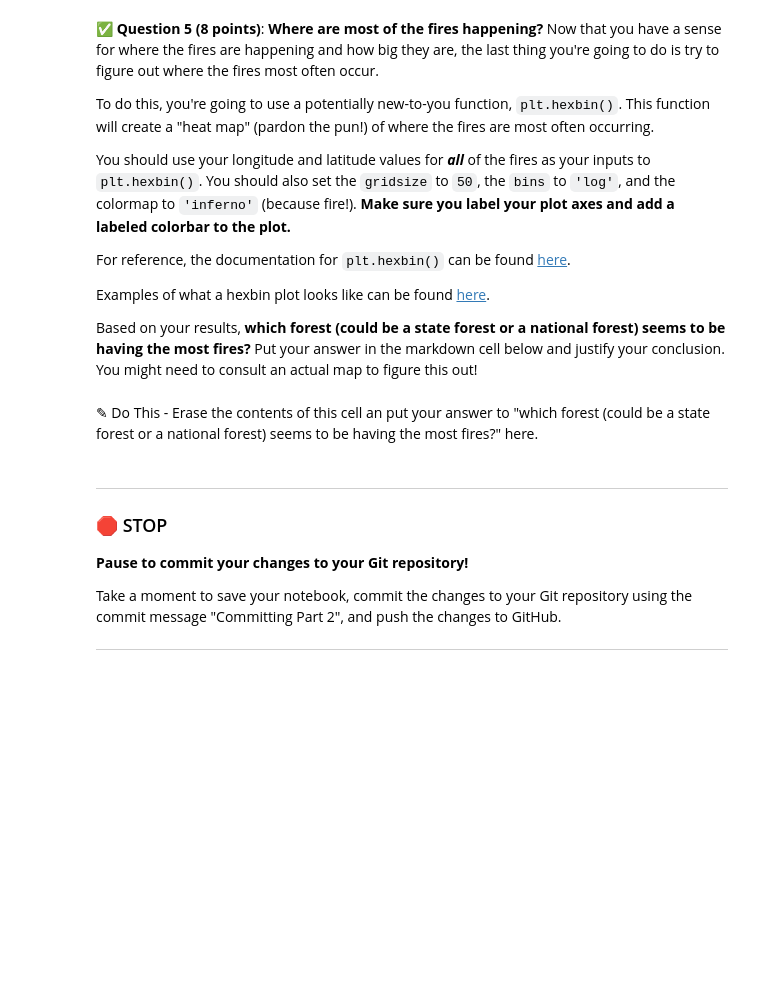
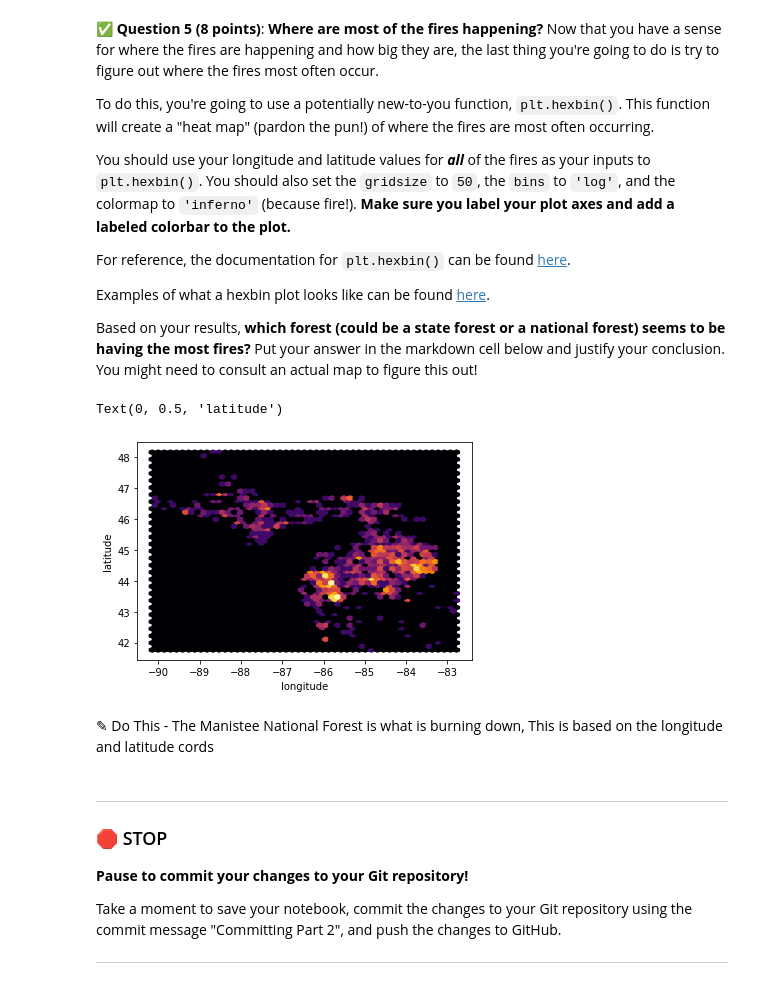
Before and after one commit to KrauseFo/cmse202-s21-turnin, a Jupyter notebook: hw-02/HW-02_PandasReviewAndPythonObjects-STUDENT.ipynb, the cells around one changed output. Drawn from its saved outputs; the diff is of its cells as text; code cells hidden in the pictures; blank space fills up the shorter version.

```diff
--- a/hw-02/HW-02_PandasReviewAndPythonObjects-STUDENT.ipynb
+++ b/hw-02/HW-02_PandasReviewAndPythonObjects-STUDENT.ipynb
@@ -125,5 +178,14 @@ Based on your results, **which forest (could be a state forest or a national for
-# %% [markdown]
-<font size=+3>&#9998;</font> Do This - Erase the contents of this cell an put your answer to "which forest (could be a state forest or a national forest) seems to be having the most fires?" here.
+# %%
+### Put your code here
+plt.hexbin?
+plt.hexbin(fire_data.longitude,fire_data.latitude, gridsize=50, bins='log',cmap='inferno')
+plt.xlabel('longitude')
+plt.ylabel('latitude')
+# %% [output]
+Text(0, 0.5, 'latitude')
+[figure, added]
+# %% [markdown]
+<font size=+3>&#9998;</font> Do This - The Manistee National Forest is what is burning down, This is based on the longitude and latitude cords
 # %% [markdown]
 ---
 ### &#128721; STOP
```
Also changed, not shown: parts of 17 cells of this notebook.
